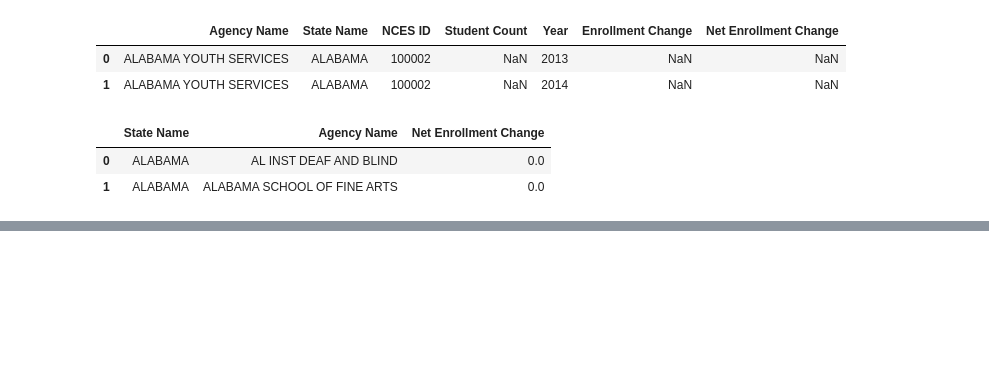
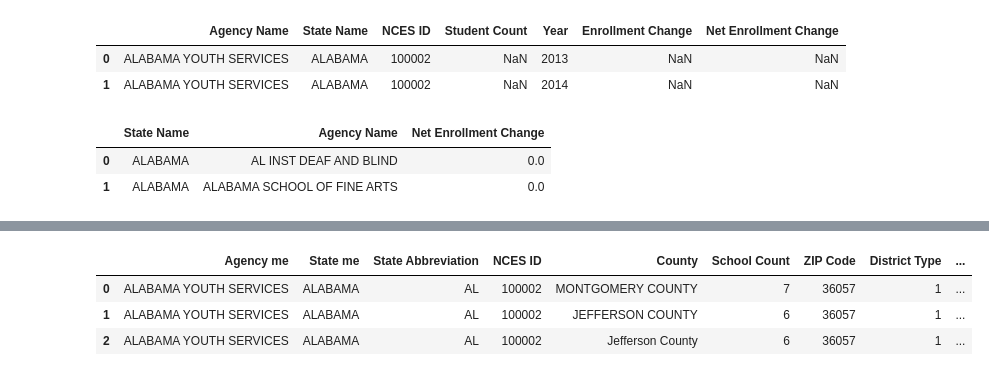
Before and after one commit to caitbrown12/NSS_Capstone, a Jupyter notebook: notebook/NCES_Enrollment_Data_2.ipynb, the cells around one changed output, grey strips where cells are left out. Cells and saved outputs as stored; diff of their text form; code cells hidden in the pictures; blank space fills up the shorter version.

```diff
--- a/notebook/NCES_Enrollment_Data_2.ipynb
+++ b/notebook/NCES_Enrollment_Data_2.ipynb
@@ -91,0 +95,3 @@ netchangedist.head(2)
+# %%
+netenrollments = enrollments.merge(netchangedist, on='NCES ID', suffixes=('_nces', '_net'))
+netenrollments.head(3)
@@ -91,0 +103,3 @@ netchangedist.head(2)
+# %%
+netenrollments = netenrollments.drop(['Unnamed: 0', 'State Name_net', 'Agency Name_net'], axis=1)
+netenrollments.head(3)
@@ -91,0 +111,3 @@ netchangedist.head(2)
+# %%
+netenrollments.rename(columns={'Agency Name_nces':'Agency Name', 'State Name_nces':'State Name', 'Enrollment Change_nces':'Annual Enrollment Change', 'Enrollment Change_net':'Net Enrollment Change'}, inplace=True)
+netenrollments.head(3)
@@ -91,0 +135,4 @@ netchangedist.head(2)
+# %%
+netandlocal = localdistricts.merge(netenrollments, on=['NCES ID', 'Year'], how='left', suffixes=('_loc', '_net'))
+netandlocal.shape
+#dataframes were the same shape - needed left merge rather than outer to avoid 8x duplicates
@@ -91,0 +148,8 @@ netchangedist.head(2)
+# %%
+netandlocal = netandlocal.drop(['Student Count_loc', 'Agency Name', 'District', 'State Name'], axis=1)
+netandlocal.head(3)
+# %% [output]
+|  | Agency me | State me | State Abbreviation | NCES ID | County | School Count | ZIP Code | District Type | ... |
+| 0 | ALABAMA YOUTH SERVICES | ALABAMA | AL | 100002 | MONTGOMERY COUNTY | 7 | 36057 | 1 | ... |
+| 1 | ALABAMA YOUTH SERVICES | ALABAMA | AL | 100002 | JEFFERSON COUNTY | 6 | 36057 | 1 | ... |
+| 2 | ALABAMA YOUTH SERVICES | ALABAMA | AL | 100002 | Jefferson County | 6 | 36057 | 1 | ... |
```
Also changed, not shown: parts of 19 cells of this notebook.
